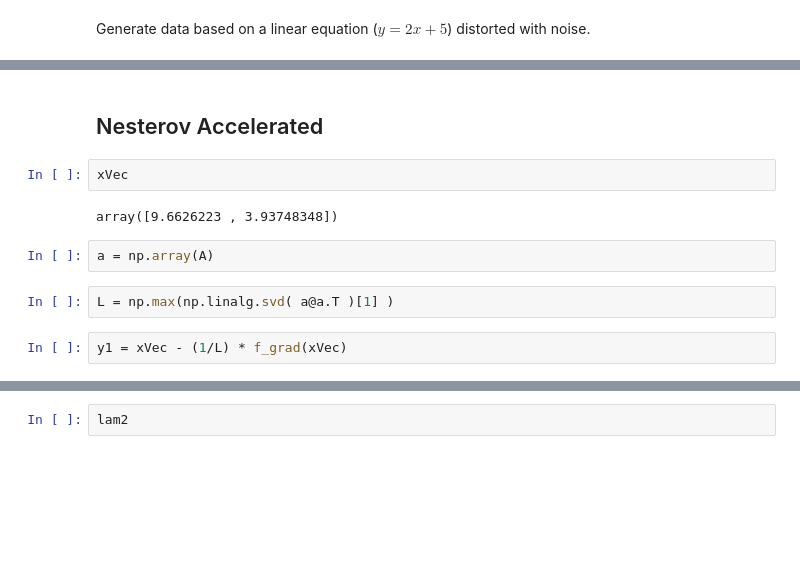
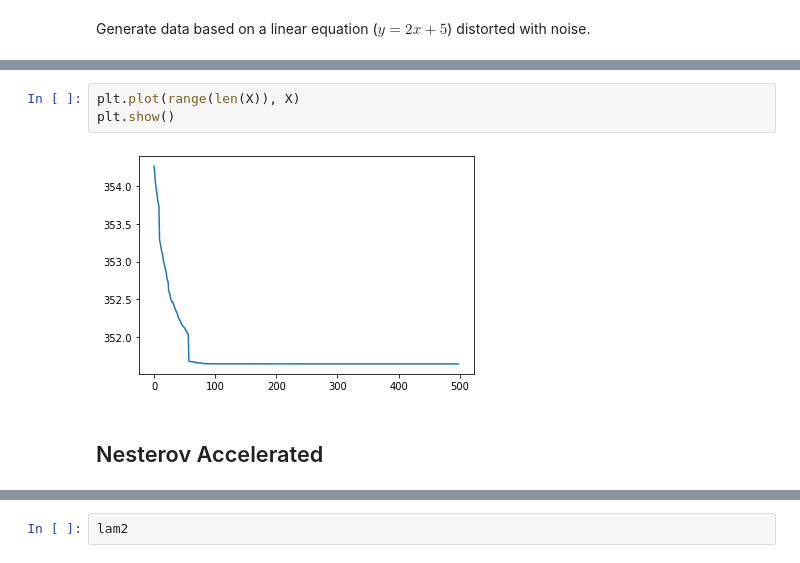
Before and after one commit to Swanchris/c_swan_research, a Jupyter notebook: Linear.ipynb, the cells around one changed output, grey strips where cells are left out. Saved outputs shown, nothing was run; the diff lists cells and outputs as text; blank space fills up the shorter version.

```diff
--- a/Linear.ipynb
+++ b/Linear.ipynb
@@ -67,12 +126,7 @@ f(xVec + random.random())
+# %%
+plt.plot(range(len(X)), X)
+plt.show()
+# %% [output]
+[figure, added]
 # %% [markdown]
 ## Nesterov Accelerated
-# %%
-xVec
-# %% [output]
-array([9.6626223 , 3.93748348])
-# %%
-a = np.array(A)
-# %%
-L = np.max(np.linalg.svd( a@a.T )[1] )
-# %%
-y1 = xVec - (1/L) * f_grad(xVec)
```
Also changed, not shown: parts of 27 cells of this notebook.
